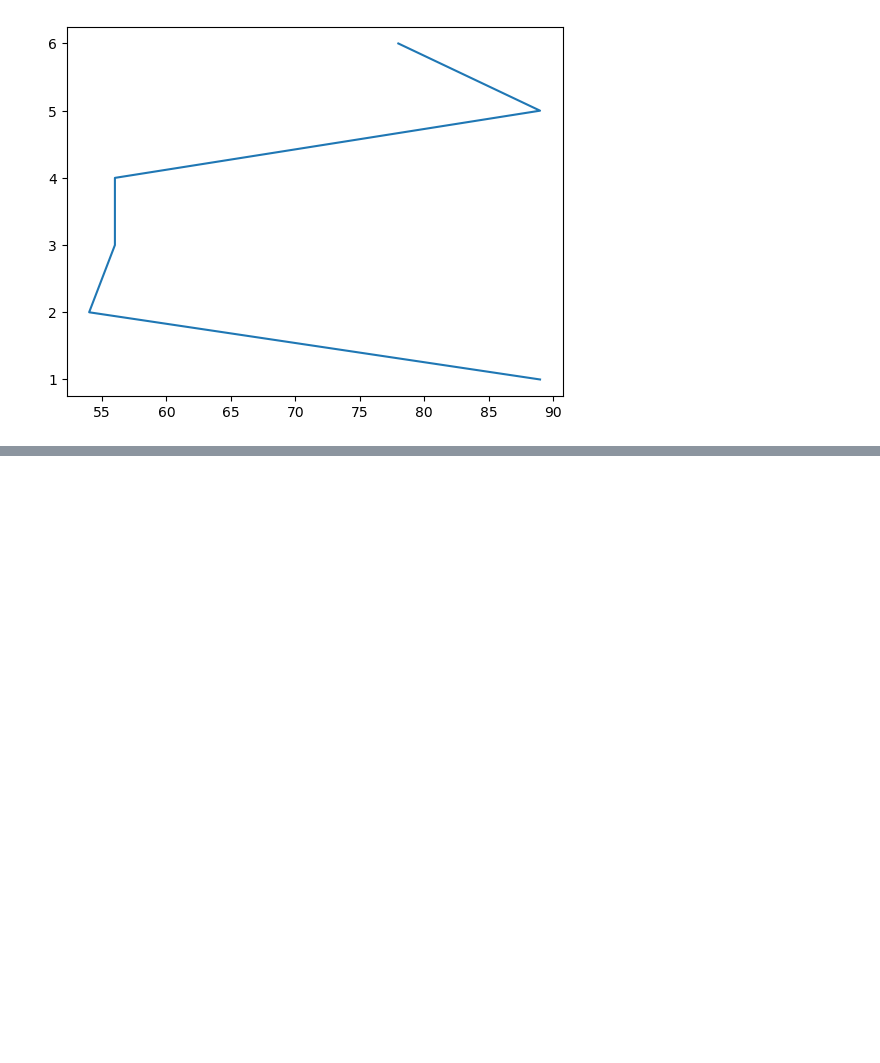
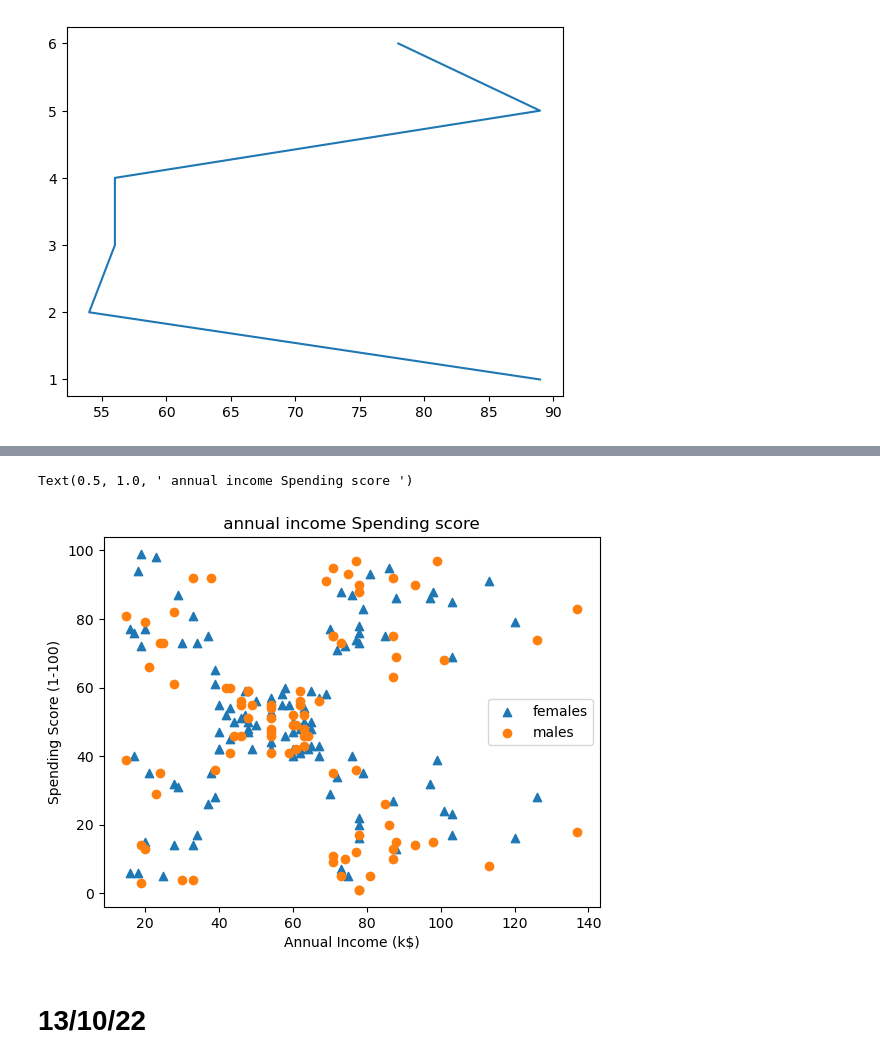
Before and after one commit to basavbamrah/training-sem-7, a Jupyter notebook: basics_5_matplt.ipynb, the cells around one changed output, grey strips where cells are left out. Drawn from its saved outputs; the diff is of its cells as text; code cells hidden in the pictures; blank space fills up the shorter version.

```diff
--- a/basics_5_matplt.ipynb
+++ b/basics_5_matplt.ipynb
@@ -113,0 +167,4 @@ plt.show()
+# %%
+df = pd.read_csv('./Mall_Customers.csv')
+# annual score and sending score
+df
@@ -113,0 +185,23 @@ plt.show()
+# %%
+
+m = (df['Genre'].str.contains('Male'))
+f = (df['Genre'].str.contains('Female'))
+
+df_ss_f = df.loc[f, 'Spending Score (1-100)']
+df_ai_f = df.loc[f, 'Annual Income (k$)']
+
+df_ss_m = df.loc[m, 'Spending Score (1-100)']
+df_ai_m = df.loc[m, 'Annual Income (k$)']
+
+plt.scatter(df_ai_f, df_ss_f, marker='^')
+plt.scatter(df_ai_m, df_ss_m)
+plt.ylabel('Spending Score (1-100)')
+plt.xlabel('Annual Income (k$)')
+plt.legend(['females', 'males'])
+plt.title(' annual income Spending score ')
+# mid range diff color
+# %% [output]
+Text(0.5, 1.0, ' annual income Spending score ')
+[figure, added]
+# %% [markdown]
+# 13/10/22
```
Also changed, not shown: parts of 16 cells of this notebook.
